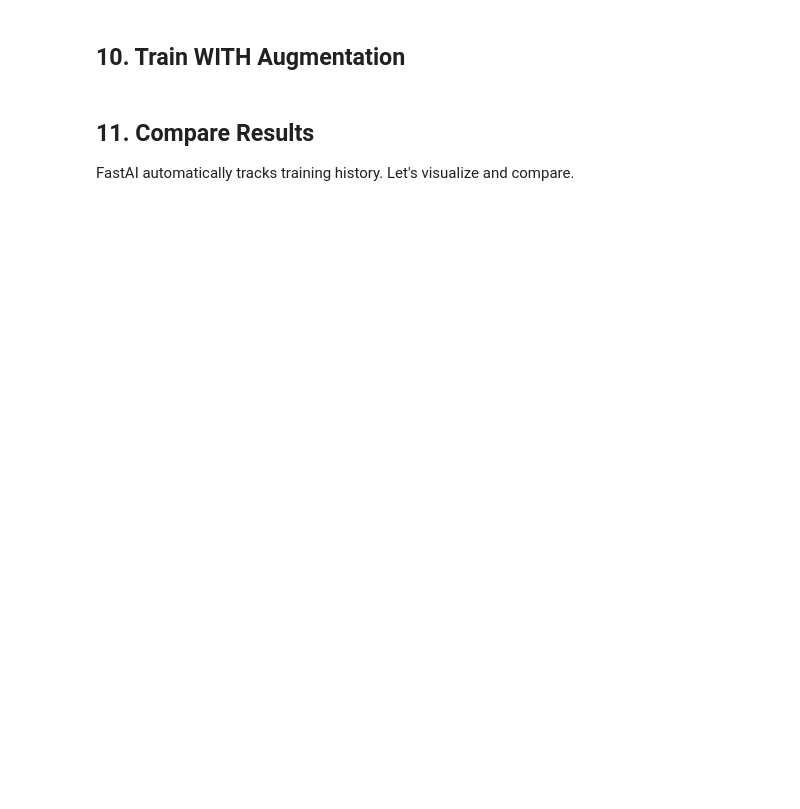
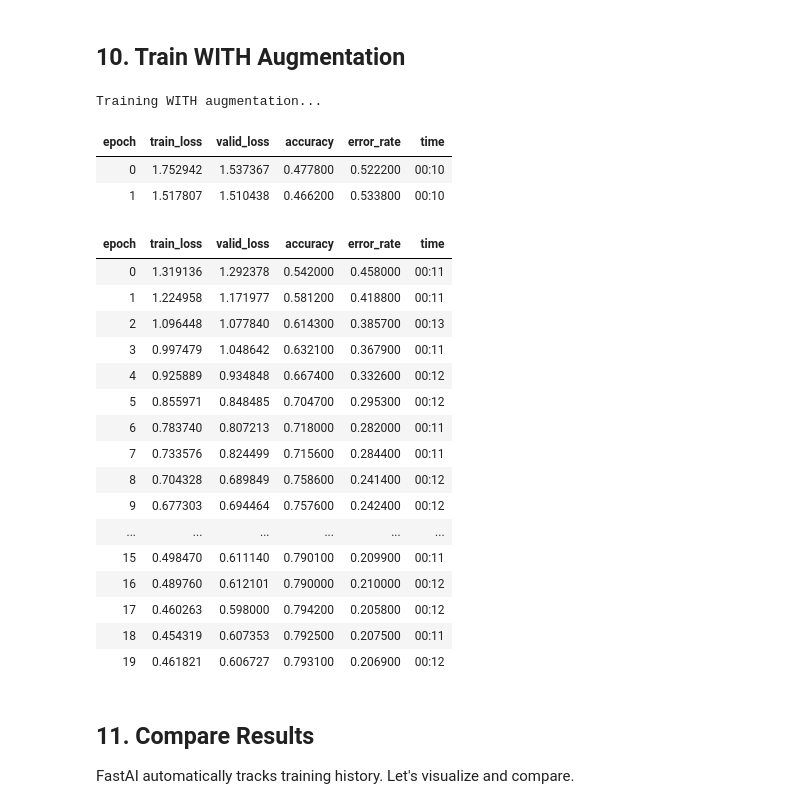
Before and after one commit to agasy18/pa-academy-ai-2025, a Jupyter notebook: notebooks/lesson4_data_augmentation.ipynb, the cells around one changed output. Cells and saved outputs as stored; diff of their text form; code cells hidden in the pictures; blank space fills up the shorter version.

```diff
--- a/notebooks/lesson4_data_augmentation.ipynb
+++ b/notebooks/lesson4_data_augmentation.ipynb
@@ -190,13 +274,35 @@ dls_augmented.show_batch(max_n=16, nrows=2, figsize=(12, 6))
 # %%
 print('Training WITH augmentation...')
 learn_augmented = vision_learner(
     dls_augmented,
     xresnet18,
     metrics=[accuracy, error_rate],
     loss_func=CrossEntropyLossFlat()
 )
 
-learn_augmented.fine_tune(10, base_lr=3e-3, freeze_epochs=2)
+learn_augmented.fine_tune(20, base_lr=3e-3, freeze_epochs=2)
+# %% [output]
+Training WITH augmentation...
+| epoch | train_loss | valid_loss | accuracy | error_rate | time |
+| 0 | 1.752942 | 1.537367 | 0.477800 | 0.522200 | 00:10 |
+| 1 | 1.517807 | 1.510438 | 0.466200 | 0.533800 | 00:10 |
+| epoch | train_loss | valid_loss | accuracy | error_rate | time |
+| 0 | 1.319136 | 1.292378 | 0.542000 | 0.458000 | 00:11 |
+| 1 | 1.224958 | 1.171977 | 0.581200 | 0.418800 | 00:11 |
+| 2 | 1.096448 | 1.077840 | 0.614300 | 0.385700 | 00:13 |
+| 3 | 0.997479 | 1.048642 | 0.632100 | 0.367900 | 00:11 |
+| 4 | 0.925889 | 0.934848 | 0.667400 | 0.332600 | 00:12 |
+| 5 | 0.855971 | 0.848485 | 0.704700 | 0.295300 | 00:12 |
+| 6 | 0.783740 | 0.807213 | 0.718000 | 0.282000 | 00:11 |
+| 7 | 0.733576 | 0.824499 | 0.715600 | 0.284400 | 00:11 |
+| 8 | 0.704328 | 0.689849 | 0.758600 | 0.241400 | 00:12 |
+| 9 | 0.677303 | 0.694464 | 0.757600 | 0.242400 | 00:12 |
+| ... | ... | ... | ... | ... | ... |
+| 15 | 0.498470 | 0.611140 | 0.790100 | 0.209900 | 00:11 |
+| 16 | 0.489760 | 0.612101 | 0.790000 | 0.210000 | 00:12 |
+| 17 | 0.460263 | 0.598000 | 0.794200 | 0.205800 | 00:12 |
+| 18 | 0.454319 | 0.607353 | 0.792500 | 0.207500 | 00:11 |
+| 19 | 0.461821 | 0.606727 | 0.793100 | 0.206900 | 00:12 |
 # %% [markdown]
 ## 11. Compare Results
 
```
Also changed, not shown: parts of 16 cells of this notebook.
